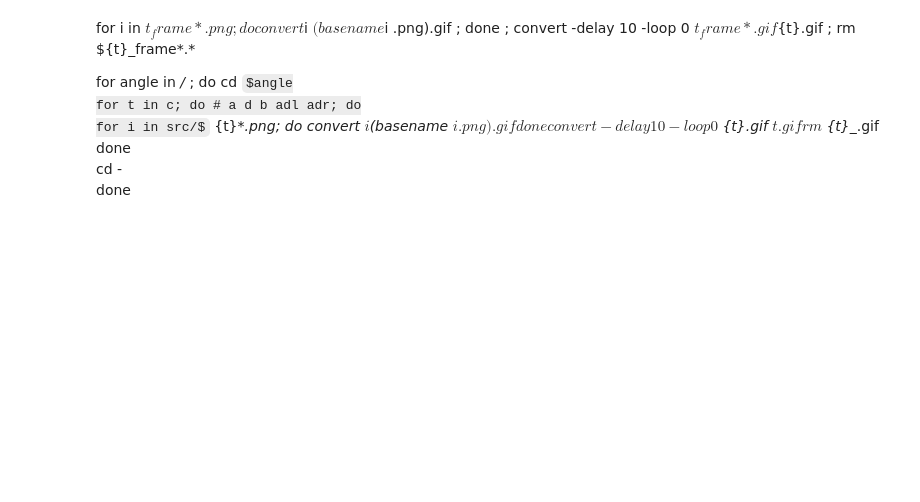
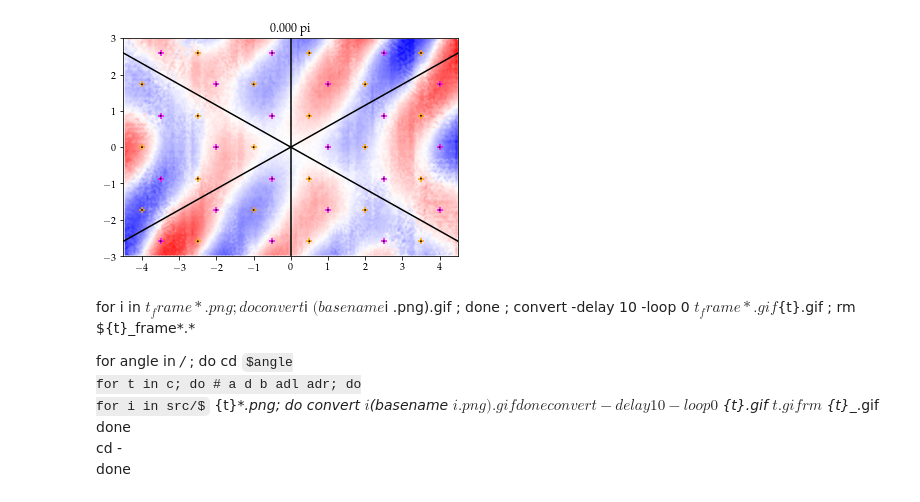
Before and after one commit to texnokrates/qpms-ipynotebooks, a Jupyter notebook: Untitled Folder 1/Irreps and Plane waves in hexagonal lattice.ipynb, the cells around one changed output. Saved outputs shown, nothing was run; the diff lists cells and outputs as text; code cells hidden in the pictures; some formulas as TeX source; blank space fills up the shorter version.

```diff
--- a/Untitled Folder 1/Irreps and Plane waves in hexagonal lattice.ipynb
+++ b/Untitled Folder 1/Irreps and Plane waves in hexagonal lattice.ipynb
@@ -423 +235,11 @@ kpointplanewaves(phases=(pp,pp,pp,pp,pp,pp),
+# %%
+for relphase in [0.0,]:
+  facs = np.array((1/s3, 0, 1/s3, 0, 1/s3, 0,)) + np.exp(1j*relphase)*np.array((0,1/s3, 0, 1/s3, 0, 1/s3,))
+  for transversal in [True,]:
+    anim=kpointplanewaves(gphase=np.linspace(0,2*np.pi,150)
+                 , facs=facs, wscale=50, ascale=25, transversal=transversal)['anim']
+    anim.save('/home/mmn/hexx/K1+K1p_%s_%s_relphase%.3fpi.mp4' % ('trans' if transversal else 'long', 'a1', relphase/np.pi), fps=15, writer='avconv', codec='libx264'
+             )
+# %% [output]
+[figure, added]
 # %%
```
Also changed, not shown: parts of 31 cells of this notebook, 2 other files.
